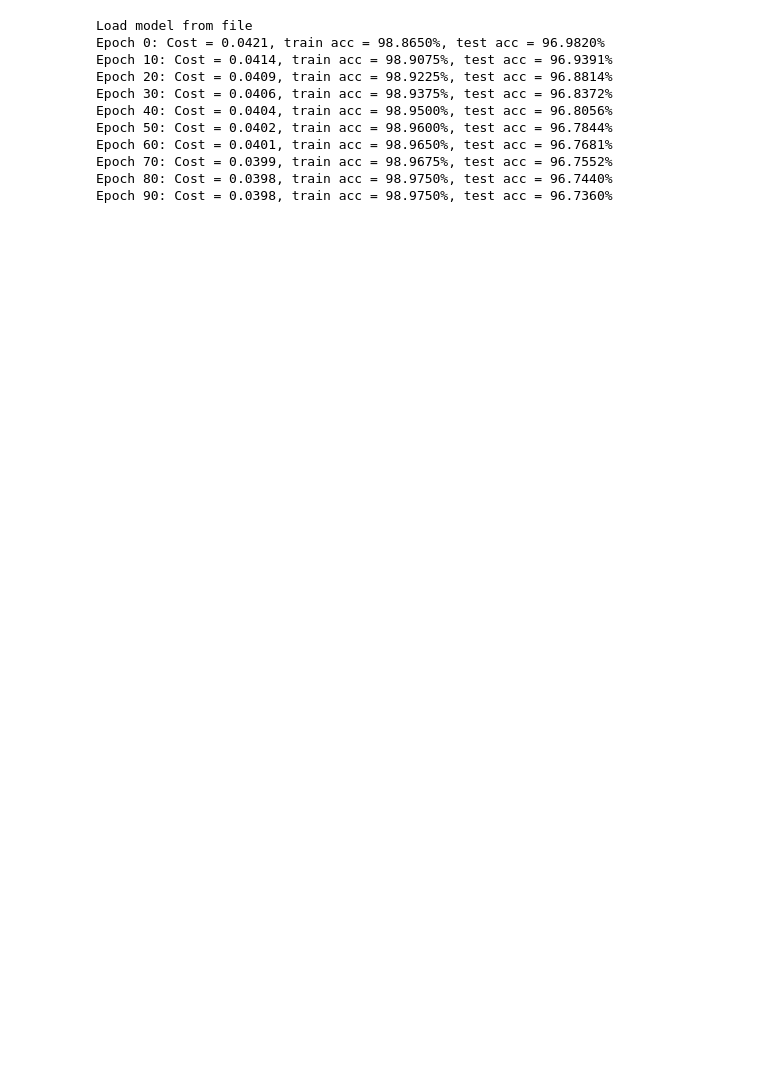
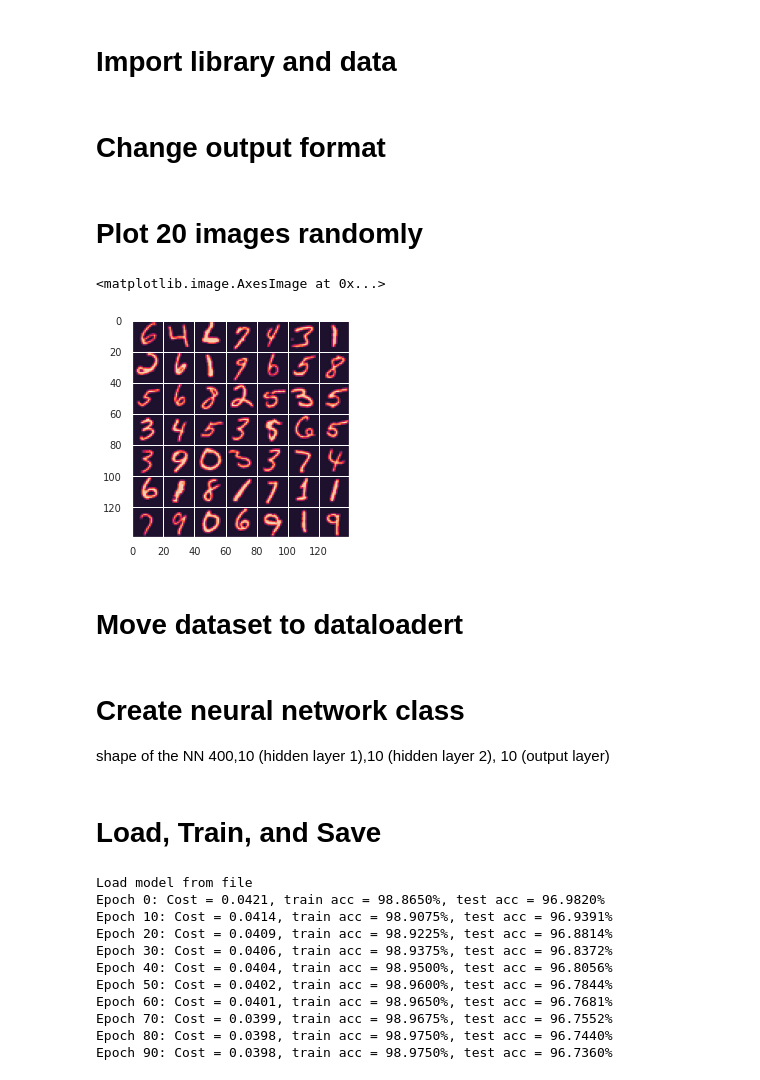
Before and after one commit to ChandraLiuswanto/MLE_test, a Jupyter notebook: Pytorch/Number classification/main.ipynb, the cells around one changed output. Cells and saved outputs as stored; diff of their text form; code cells hidden in the pictures; blank space fills up the shorter version.

Commit message:
create markdown, plot and report

```diff
--- a/Pytorch/Number classification/main.ipynb
+++ b/Pytorch/Number classification/main.ipynb
@@ -1,3 +1,5 @@
+# %% [markdown]
+# Import library and data
 # %%
 import scipy.io
 import numpy as np
@@ -12,12 +14,31 @@ mat = scipy.io.loadmat('ex4data1.mat')
 X = mat['X']
 y = mat['y']
 del mat
+# %% [markdown]
+# Change output format
 # %%
 y_a = np.zeros((10,5000)).astype('int32')
 y_temp = np.where(y==10,0,y)
 for i in range(5000):
     y_a[y_temp[i],i] = 1
 y_a = (np.r_[y_a[1:,:], y_a[0,:].reshape(1,-1)].T)
+# %% [markdown]
+# Plot 20 images randomly
+# %%
+def img_out(X_array,loc):
+    return X_array[loc,:].reshape((20,-1)).T
+plot_sqr = 7
+img = np.zeros((plot_sqr*20,plot_sqr*20))
+img_index = np.random.randint(0,high=X.shape[0],size=plot_sqr**2)
+img_tmp = [X[i,:].reshape((20,-1)).T for i in img_index]
+for i in range(plot_sqr):
+    img[:,i*20:(i+1)*20,] =(np.array(img_tmp[i*plot_sqr:(i+1)*plot_sqr]).reshape((-1,20)))
+plt.imshow(img)
+# %% [output]
+<matplotlib.image.AxesImage at 0x...>
+[figure, added]
+# %% [markdown]
+# Move dataset to dataloadert
 # %%
 device = torch.device("cuda" if torch.cuda.is_available() else "cpu")
 X_a = torch.from_numpy(X.astype(np.float32)).to(device)
@@ -32,6 +53,9 @@ train_size = n_sample - test_size
 train_ds, test_ds = random_split(dataset,[train_size, test_size])
 train_dataloader = DataLoader(train_ds, batch_size=train_size, shuffle=True)
 test_dataloader = DataLoader(test_ds, batch_size=test_size)
+# %% [markdown]
+# Create neural network class
+shape of the NN 400,10 (hidden layer 1),10 (hidden layer 2), 10 (output layer)
 # %%
 class NumberNN(nn.Module):
     def __init__(self):
@@ -47,6 +71,8 @@ class NumberNN(nn.Module):
         z = torch.relu(self.layer2(z))
         z = torch.sigmoid(self.output(z))
         return z
+# %% [markdown]
+# Load, Train, and Save
 # %%
 model = NumberNN().to(device)
 if os.path.exists('NN_number_classification.pt'):
```
Also changed, not shown: parts of 3 cells of this notebook.
